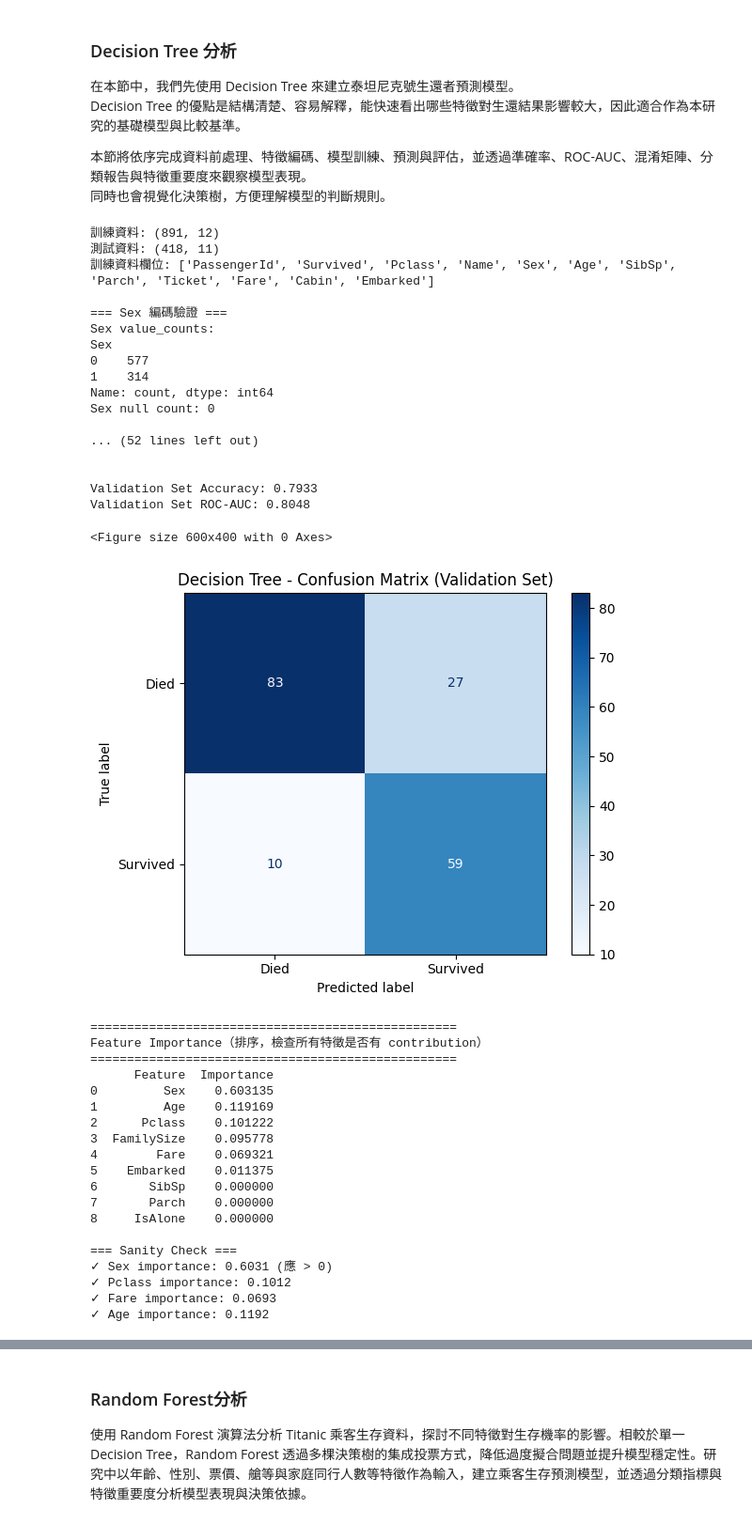
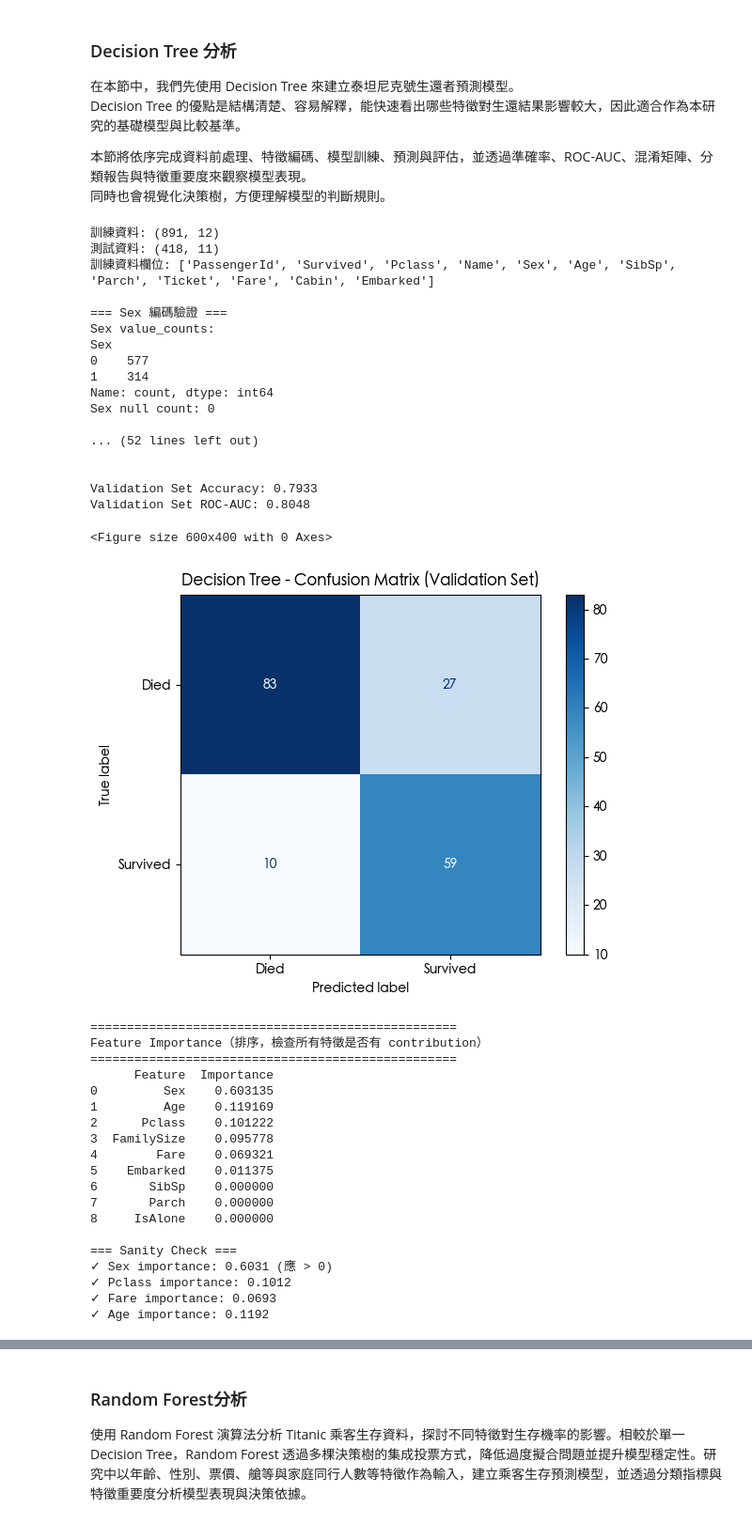
Before and after one commit to JackPan0521/DataMiningExercises, a Jupyter notebook: titanic/Titanic_Survival_Prediction.ipynb, the cells around one changed output, grey strips where cells are left out. Shown at 94% size. Drawn from its saved outputs; the diff is of its cells as text; code cells hidden in the pictures.

```diff
--- a/titanic/Titanic_Survival_Prediction.ipynb
+++ b/titanic/Titanic_Survival_Prediction.ipynb
@@ -17,6 +17,7 @@ Decision Tree 的優點是結構清楚、容易解釋，能快速看出哪些特
 import pandas as pd
 import numpy as np
 import matplotlib.pyplot as plt
+import matplotlib.font_manager as fm
 from sklearn.model_selection import cross_val_score, cross_validate, train_test_split
 from sklearn.tree import DecisionTreeClassifier, plot_tree
 from sklearn.ensemble import RandomForestClassifier
@@ -30,6 +31,36 @@ from sklearn.metrics import (
     roc_auc_score,
     ConfusionMatrixDisplay,
     )
+
+# =========================
+# 全域中文字型設定（避免圖上中文顯示為方塊）
+# =========================
+def setup_chinese_font():
+    candidate_fonts = [
+        "PingFang TC",
+        "Microsoft JhengHei",
+        "Heiti TC",
+        "Noto Sans CJK TC",
+        "Source Han Sans TW",
+        "Arial Unicode MS",
+    ]
+    available_fonts = {f.name for f in fm.fontManager.ttflist}
+    selected = None
+    for font_name in candidate_fonts:
+        if font_name in available_fonts:
+            selected = font_name
+            break
+
+    if selected is not None:
+        plt.rcParams["font.sans-serif"] = [selected]
+    else:
+        # 若系統找不到中文字型，保留預設字型，並提示使用者安裝 Noto CJK。
+        print("[提醒] 找不到常見中文字型，建議安裝 Noto Sans CJK TC 或設定系統中文字型。")
+
+    plt.rcParams["axes.unicode_minus"] = False
+
+
+setup_chinese_font()
 
 # =========================
 # 0. 定義統一的資料前處理函數
@@ -293,34 +324,34 @@ plt.figure(figsize=(20, 10))
 plot_tree(
     model,
     feature_names=features,
     class_names=["Died", "Survived"],
     filled=True,
     max_depth=4,  # 簡化視覺化，避免過於複雜
     fontsize=7,   # 減少字體大小以容納更多節點
     rounded=True  # 使節點邊界圓形，視覺上更緊湊
 )
 plt.title("Decision Tree (Top 4 Levels)")
 plt.show()
 # %% [output]
 訓練資料: (891, 12)
 測試資料: (418, 11)
 訓練資料欄位: ['PassengerId', 'Survived', 'Pclass', 'Name', 'Sex', 'Age', 'SibSp', 'Parch', 'Ticket', 'Fare', 'Cabin', 'Embarked']
 
 === Sex 編碼驗證 ===
 Sex value_counts:
 Sex
 0    577
 1    314
 Name: count, dtype: int64
 Sex null count: 0
 
 ... (52 lines left out)
 
 
 Validation Set Accuracy: 0.7933
 Validation Set ROC-AUC: 0.8048
 <Figure size 600x400 with 0 Axes>
-[figure, old version]
+[figure, new version]
 ==================================================
 Feature Importance（排序，檢查所有特徵是否有 contribution）
 ==================================================
```
Also changed, not shown: parts of 10 cells of this notebook, 8 other files.
